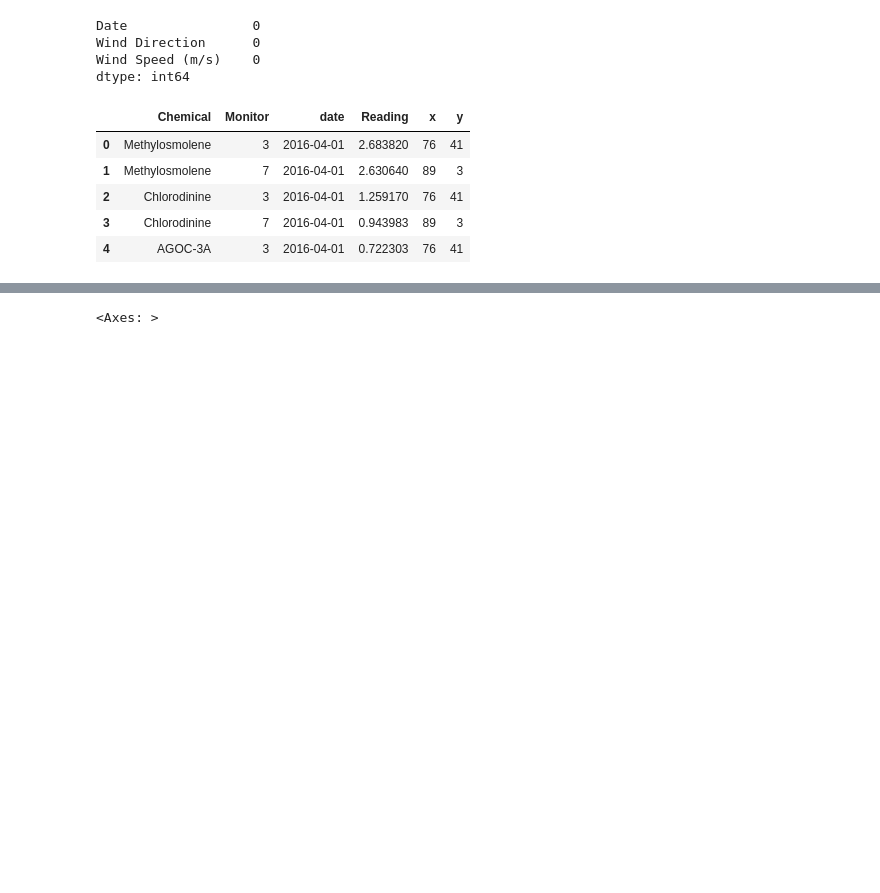
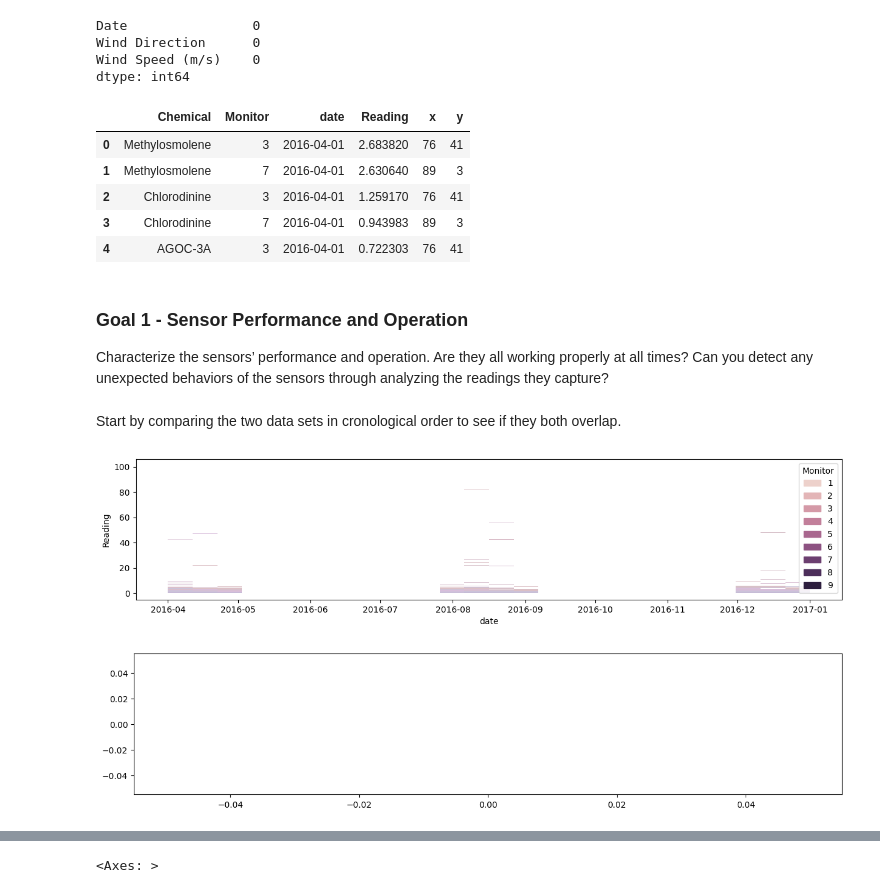
Before and after one commit to guevelel/COMP4449_Plume_Analysis, a Jupyter notebook: P7_Plume_COMP4449.ipynb, the cells around one changed output, grey strips where cells are left out. Saved outputs shown, nothing was run; the diff lists cells and outputs as text; code cells hidden in the pictures; blank space fills up the shorter version.

```diff
--- a/P7_Plume_COMP4449.ipynb
+++ b/P7_Plume_COMP4449.ipynb
@@ -161,3 +148,22 @@ sensor.head()
 | 2 | Chlorodinine | 3 | 2016-04-01 | 1.259170 | 76 | 41 |
 | 3 | Chlorodinine | 7 | 2016-04-01 | 0.943983 | 89 | 3 |
 | 4 | AGOC-3A | 3 | 2016-04-01 | 0.722303 | 76 | 41 |
+# %% [markdown]
+### Goal 1 - Sensor Performance and Operation
+
+Characterize the sensors’ performance and operation. Are they all working properly at all times? Can you detect any unexpected behaviors of the sensors through analyzing the readings they capture?
+# %% [markdown]
+Start by comparing the two data sets in cronological order to see if they both overlap.
+# %%
+#Histogram of the sensor data:
+plt.figure(figsize=(15,3))
+sns.histplot(sensor, y=sensor['Reading'], x=sensor['date'], hue=sensor['Monitor'])
+plt.show()
+
+#Histogram of the Meteorological data:
+plt.figure(figsize=(15,3))
+sns.histplot(meteor, y=meteor['Wind Direction'], x=meteor['Date'], bins=100)
+plt.show()
+# %% [output]
+[figure, added]
+[figure, added]
```
Also changed, not shown: parts of 76 cells of this notebook.
